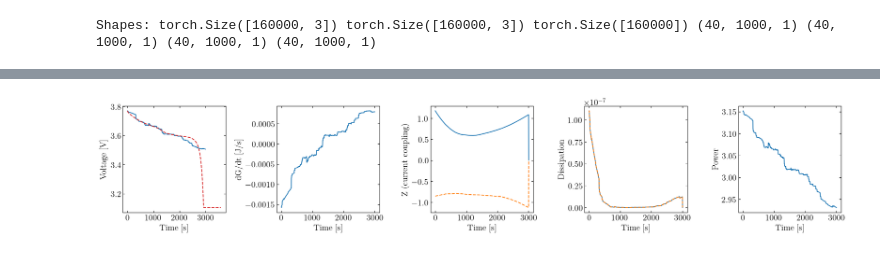
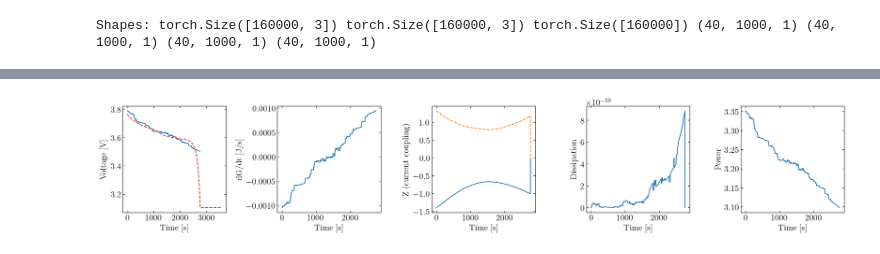
Before and after one commit to j-haralds/MSc_thesis, a Jupyter notebook: program/2_EncodedEulerNN/1.2_JN_xi_xidot.ipynb, the cells around one changed output, grey strips where cells are left out. Cells and saved outputs as stored; diff of their text form; code cells hidden in the pictures.

```diff
--- a/program/2_EncodedEulerNN/1.2_JN_xi_xidot.ipynb
+++ b/program/2_EncodedEulerNN/1.2_JN_xi_xidot.ipynb
@@ -204,7 +204,7 @@ class Net(nn.Module):
             nn.ReLU(),
             nn.Linear(hidden_size, hidden_size),
             nn.ReLU(),
-            nn.Linear(hidden_size, 7)               # [G, m1, m2, l1, l2, z1, z2]
+            nn.Linear(hidden_size, 6)               # [G, m1, m2, l1, z1, z2]
         )
 
     def forward(self, x):
@@ -362,8 +419,7 @@ def rollout(idx=0, dt_eval=DT, on_train=False):
     V_traj = np.zeros(max_steps, dtype=np.float32)
     dG_dt_traj = np.zeros(max_steps, dtype=np.float32)
     Z_traj = np.zeros((max_steps, 2), dtype=np.float32)
-    term1_traj = np.zeros((max_steps, 2), dtype=np.float32)
-    term2_traj = np.zeros((max_steps, 2), dtype=np.float32)
+    diss_traj = np.zeros((max_steps, 1), dtype=np.float32)
     power_traj = np.zeros((max_steps), dtype=np.float32)
 
     steps_run = 1
@@ -380,7 +436,7 @@ def rollout(idx=0, dt_eval=DT, on_train=False):
 
         # Predict on initial state (1, 4)
         pred = model(x_t)              # (1, 2)
-        xi_dot_pred, V_pred, dG_dt, Z_pred, term1, power = state_evolver(pred, x_t)  # (1, 2)
+        xi_dot_pred, volt, V_pred, dG_dt, Z_pred, diss, power = state_evolver(pred, x_t)  # (1, 2)
         dc_n = inverse_transform(xi_dot_pred[0,0].detach().item(), 'cn_dot')
         dc_p = inverse_transform(xi_dot_pred[0,1].detach().item(), 'cp_dot')
 
@@ -389,18 +445,17 @@ def rollout(idx=0, dt_eval=DT, on_train=False):
         cn_dot_traj[step] = dc_n
         cp_dot_traj[step] = dc_p
 
-        # V_pred = inverse_transform(V_pred.detach().item(), 'V')
         V_traj[step] = V_pred
         dG_dt_traj[step] = dG_dt.detach().item()
         Z_traj[step] = Z_pred.detach().numpy()
-        term1_traj[step] = term1.detach().numpy()
+        diss_traj[step] = diss.detach().numpy()
         power_traj[step] = power.detach().item()
 
         steps_run += 1
         step += 1
 
     # TODO: Trim to actual length ?
-    return cn_traj, cp_traj, cn_dot_traj, cp_dot_traj, V_traj, dG_dt_traj, Z_traj, term1_traj, power_traj, steps_run
+    return cn_traj, cp_traj, cn_dot_traj, cp_dot_traj, V_traj, dG_dt_traj, Z_traj, diss_traj, power_traj, steps_run
 # %%
 
 
@@ -475,8 +530,8 @@ def plot_rollout(cn_euler, cp_euler, cn_dot_euler, cp_dot_euler, steps_run,
     # plt.savefig('figs/5.1_predict_ep50_GRF.pdf')
     return t_gt, t_nn, n_gt, n_nn
 # %%
-idx = 2
+idx = 1
 dt_eval = 3.7
 on_train = False
-cn_euler, cp_euler, cn_dot_euler, cp_dot_euler, V_traj, dG_dt_traj, Z_traj, term1_traj, power_traj, steps_run = rollout(idx, dt_eval, on_train)
+cn_euler, cp_euler, cn_dot_euler, cp_dot_euler, V_traj, dG_dt_traj, Z_traj, diss_traj, power_traj, steps_run = rollout(idx, dt_eval, on_train)
 # %% [output]
@@ -504,27 +559,26 @@ t_gt, t_nn, n_gt, n_nn = plot_rollout(cn_euler, cp_euler, cn_dot_euler, cp_dot_e
 # %%
 # --- Plot from state evolver ---
 fig, axes = plt.subplots(1, 5, figsize=(20, 4))
 axes[0].plot(t_nn[:n_nn-1], V_traj[:n_nn-1])            # TODO: trim to actual length
 axes[0].plot(t_gt[:n_gt], V_test[idx, :n_gt, 0], color="tab:red", linestyle="dashed", label="True $V$")
 axes[0].set_xlabel("Time [s]")
 axes[0].set_ylabel("Voltage [V]")
 axes[1].plot(t_nn[:n_nn-1], dG_dt_traj[:n_nn-1])
 axes[1].set_xlabel("Time [s]")
 axes[1].set_ylabel("dG/dt [J/s]")
 axes[2].plot(t_nn[:n_nn], Z_traj[:n_nn, 0], label="z1")
 axes[2].plot(t_nn[:n_nn], Z_traj[:n_nn, 1], label="z2", linestyle='--')
 axes[2].set_xlabel("Time [s]")
 axes[2].set_ylabel("Z (current coupling)")
-axes[3].plot(t_nn[:n_nn], term1_traj[:n_nn, 0], label="Dissipation")
-axes[3].plot(t_nn[:n_nn], term1_traj[:n_nn, 1], label="Dissipation", linestyle='--')
+axes[3].plot(t_nn[:n_nn], diss_traj[:n_nn], label="Dissipation")
 axes[3].set_xlabel("Time [s]")
 axes[3].set_ylabel("Dissipation")
 axes[4].plot(t_nn[:n_nn-1], power_traj[:n_nn-1], label="Power")
 axes[4].set_xlabel("Time [s]")
 axes[4].set_ylabel("Power")
 fig.tight_layout()
 # %% [output]
-[figure, old version]
+[figure, new version]
 # %%
 # --- Reconstruct voltage ---
 # Interpolate rollout concentrations onto the GT time grid
```
Also changed, not shown: parts of 7 cells of this notebook.
